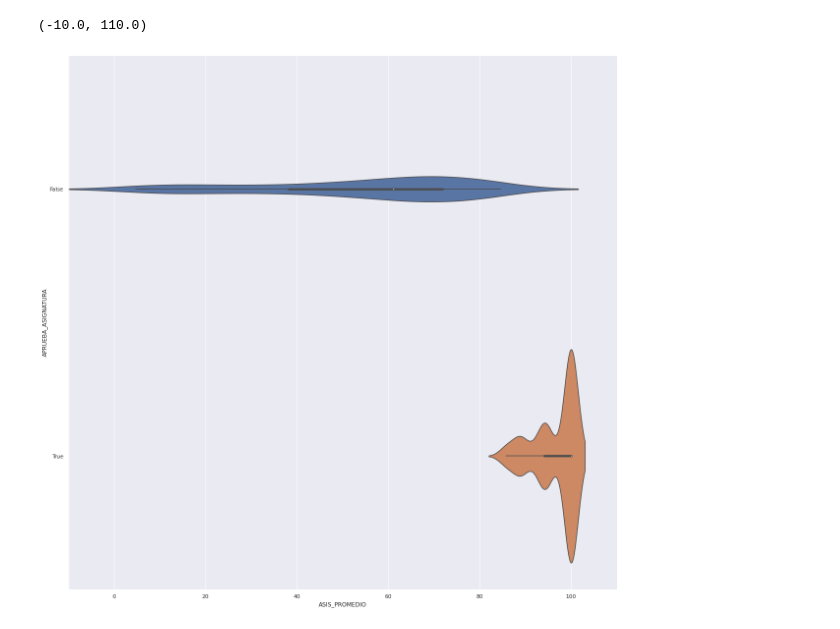
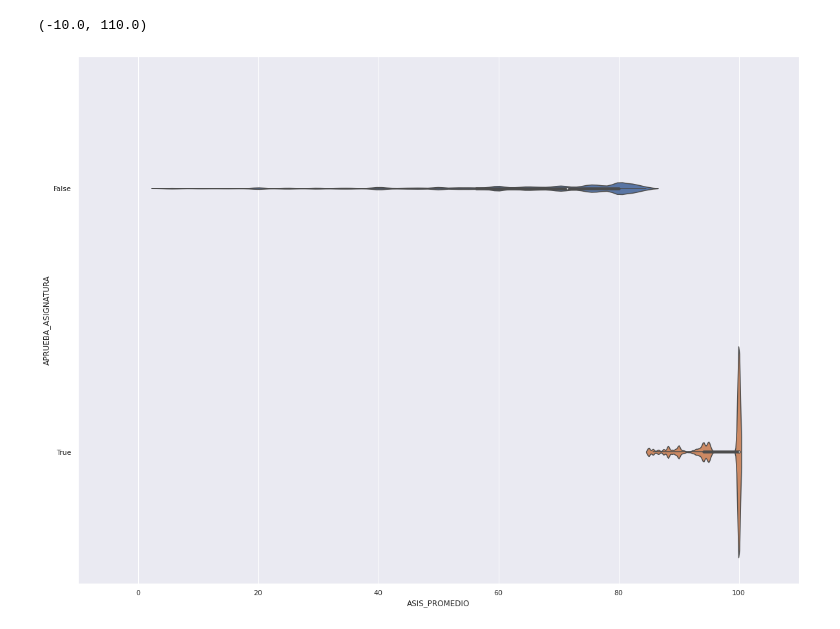
Before and after one commit to napb/abd_tarea1, a Jupyter notebook: 5/5.ipynb, the cells around one changed output. Drawn from its saved outputs; the diff is of its cells as text; code cells hidden in the pictures.

```diff
--- a/5/5.ipynb
+++ b/5/5.ipynb
@@ -16,6 +66,6 @@ SELECT * FROM data_chile.v_asistencia LIMIT 1000
 # %%
 #Aqui se pueden aplicar filtros, por si fuera necesario
-df = df[df['ASIS_PROMEDIO'] > 0]
+#df = df[df['ASIS_PROMEDIO'] > 0]
 # %%
 sns.set_style("whitegrid")
 sns.set(rc={'figure.figsize':(20, 20)})
@@ -32,9 +77,9 @@ array([[<AxesSubplot:title={'center':'ASIS_PROMEDIO'}>]], dtype=object)
 df['APRUEBA_ASIGNATURA'] = df['ASIS_PROMEDIO'] >=85
 # %%
 sns.set_style("whitegrid")
-sns.set(rc={'figure.figsize':(20, 20)})
+sns.set(rc={'figure.figsize':(20, 15)})
 ax = sns.violinplot(data=df, x='ASIS_PROMEDIO', y='APRUEBA_ASIGNATURA', inner='box', orient='h')
 ax.set_xlim(-10, 110)
 # %% [output]
 (-10.0, 110.0)
-[figure, old version]
+[figure, new version]
```
Also changed, not shown: parts of 16 cells of this notebook.
